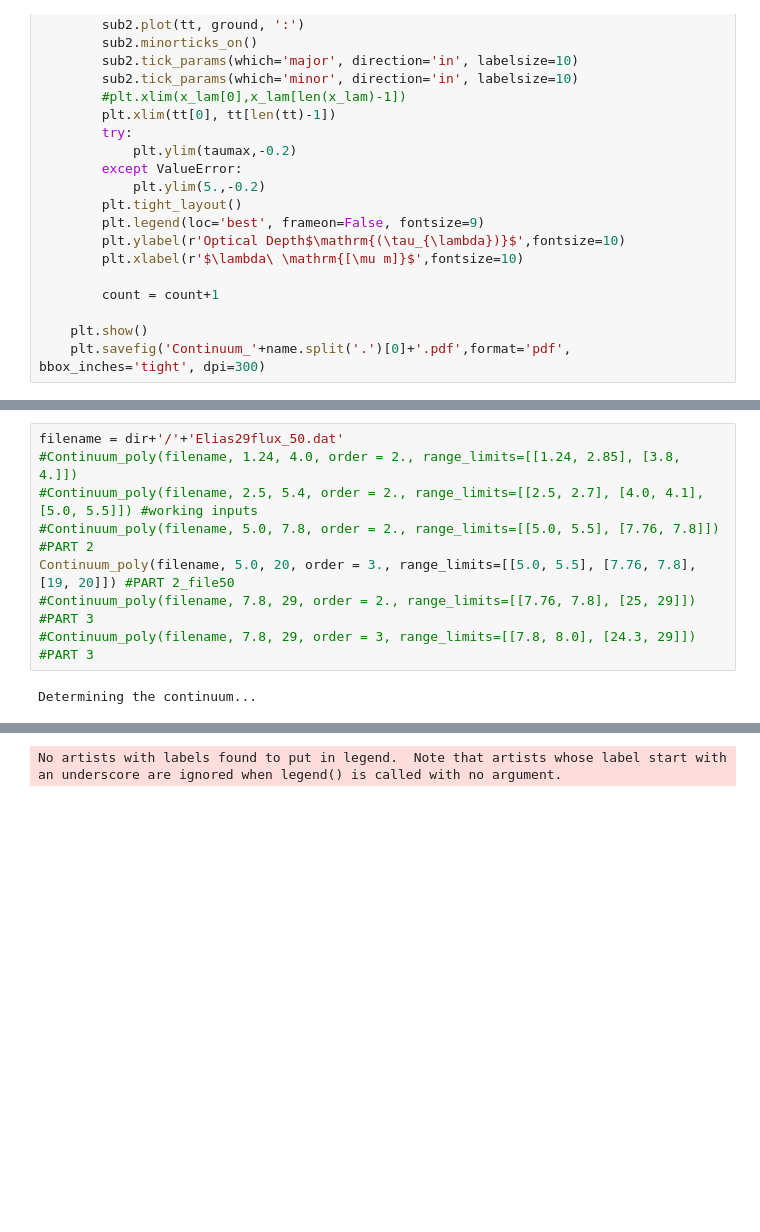
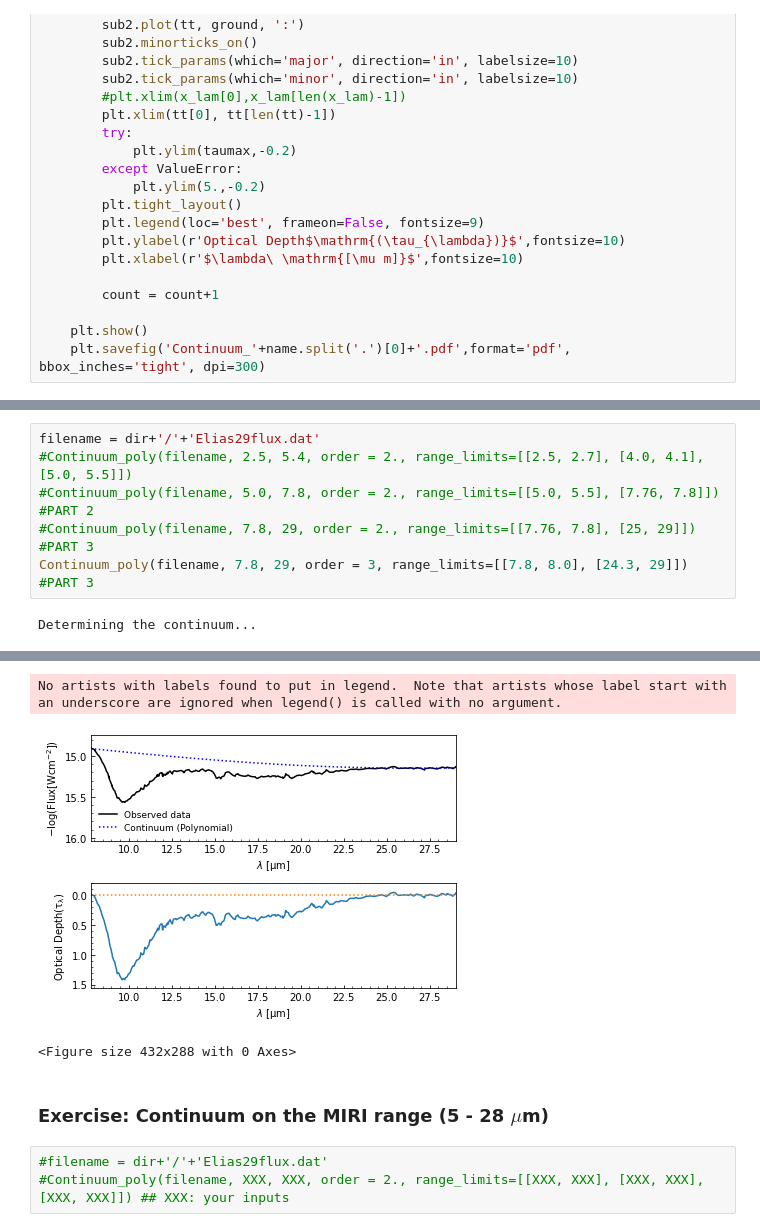
Before and after one commit to willastro/ifw_miri_gto_pstars, a Jupyter notebook: Tutorial 1 - Continuum SED (Polynomial) - Elias 29.ipynb, the cells around one changed output, grey strips where cells are left out. Drawn from its saved outputs; the diff is of its cells as text; blank space fills up the shorter version.

```diff
--- a/Tutorial 1 - Continuum SED (Polynomial) - Elias 29.ipynb
+++ b/Tutorial 1 - Continuum SED (Polynomial) - Elias 29.ipynb
@@ -253,10 +266,8 @@ def Continuum_poly(filename, xmin, xmax, order=2, range_limits=None):
 # %%
-filename = dir+'/'+'Elias29flux_50.dat'
-#Continuum_poly(filename, 1.24, 4.0, order = 2., range_limits=[[1.24, 2.85], [3.8, 4.]])
-#Continuum_poly(filename, 2.5, 5.4, order = 2., range_limits=[[2.5, 2.7], [4.0, 4.1], [5.0, 5.5]]) #working inputs
+filename = dir+'/'+'Elias29flux.dat'
+#Continuum_poly(filename, 2.5, 5.4, order = 2., range_limits=[[2.5, 2.7], [4.0, 4.1], [5.0, 5.5]])
 #Continuum_poly(filename, 5.0, 7.8, order = 2., range_limits=[[5.0, 5.5], [7.76, 7.8]]) #PART 2
-Continuum_poly(filename, 5.0, 20, order = 3., range_limits=[[5.0, 5.5], [7.76, 7.8], [19, 20]]) #PART 2_file50
 #Continuum_poly(filename, 7.8, 29, order = 2., range_limits=[[7.76, 7.8], [25, 29]]) #PART 3
-#Continuum_poly(filename, 7.8, 29, order = 3, range_limits=[[7.8, 8.0], [24.3, 29]]) #PART 3
+Continuum_poly(filename, 7.8, 29, order = 3, range_limits=[[7.8, 8.0], [24.3, 29]]) #PART 3
 # %% [output]
 Determining the continuum...
@@ -265 +274,8 @@ Determining the continuum...
 No artists with labels found to put in legend.  Note that artists whose label start with an underscore are ignored when legend() is called with no argument.
+[figure, added]
+<Figure size 432x288 with 0 Axes>
+# %% [markdown]
+### Exercise: Continuum on the MIRI range (5 - 28 $\mu$m)
+# %%
+#filename = dir+'/'+'Elias29flux.dat'
+#Continuum_poly(filename, XXX, XXX, order = 2., range_limits=[[XXX, XXX], [XXX, XXX], [XXX, XXX]]) ## XXX: your inputs
```
Also changed, not shown: parts of 5 cells of this notebook, 12 other files.
